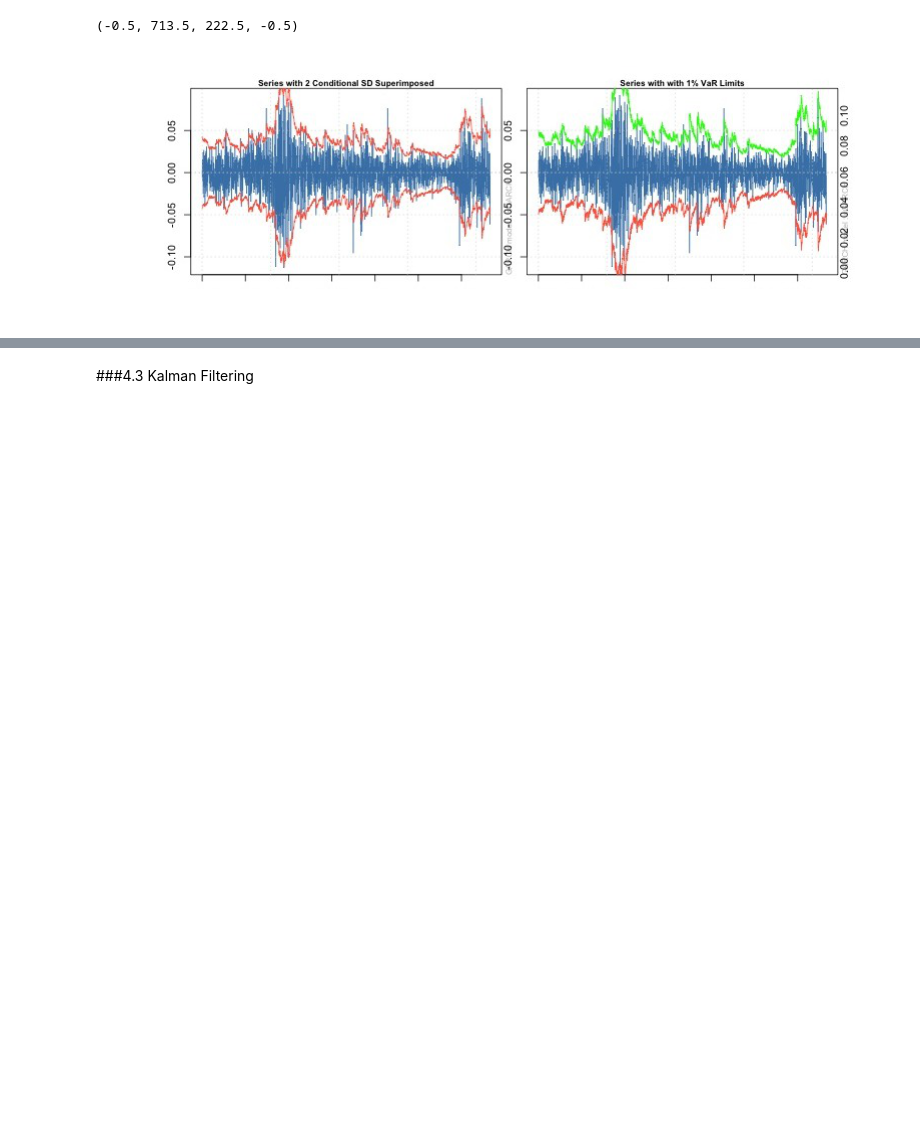
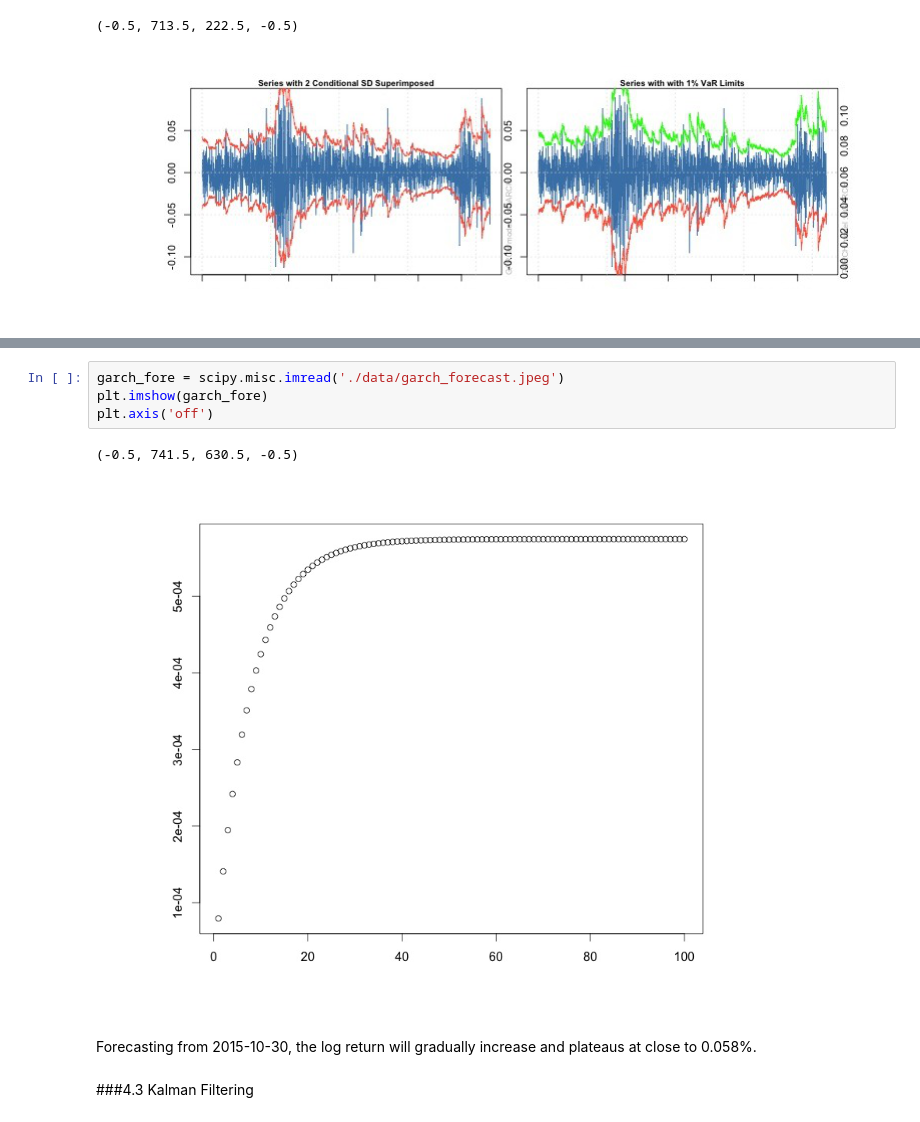
Before and after one commit to CS209-StockMarket/AC209-Project_Win_The_Market, a Jupyter notebook: Win_The_Market.ipynb, the cells around one changed output, grey strips where cells are left out. Drawn from its saved outputs; the diff is of its cells as text; blank space fills up the shorter version.

```diff
--- a/Win_The_Market.ipynb
+++ b/Win_The_Market.ipynb
@@ -683,3 +707,12 @@ plt.axis('off')
+# %%
+garch_fore = scipy.misc.imread('./data/garch_forecast.jpeg')
+plt.imshow(garch_fore)
+plt.axis('off')
+# %% [output]
+(-0.5, 741.5, 630.5, -0.5)
+[figure, added]
+# %% [markdown]
+Forecasting from 2015-10-30, the log return will gradually increase and plateaus at close to 0.058%.
 # %% [markdown]
 ###4.3 Kalman Filtering
 # %% [markdown]
```
Also changed, not shown: parts of 8 cells of this notebook.
